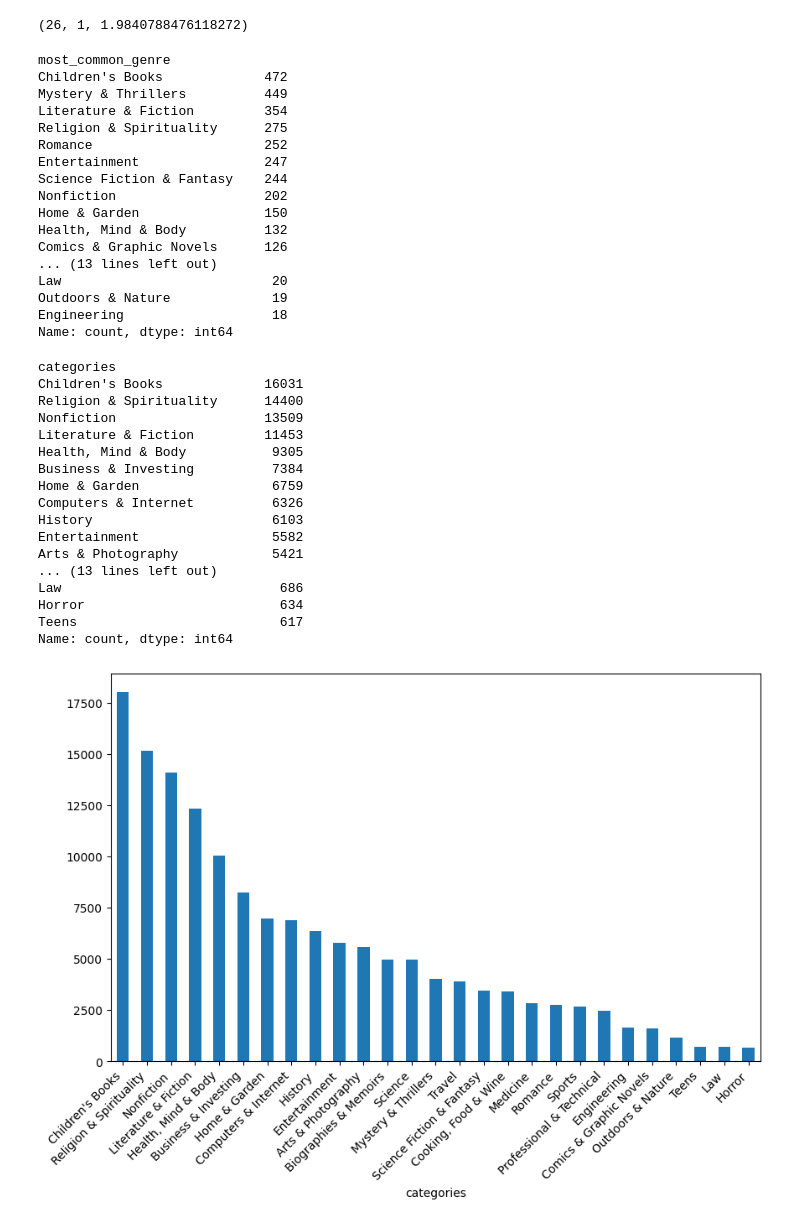
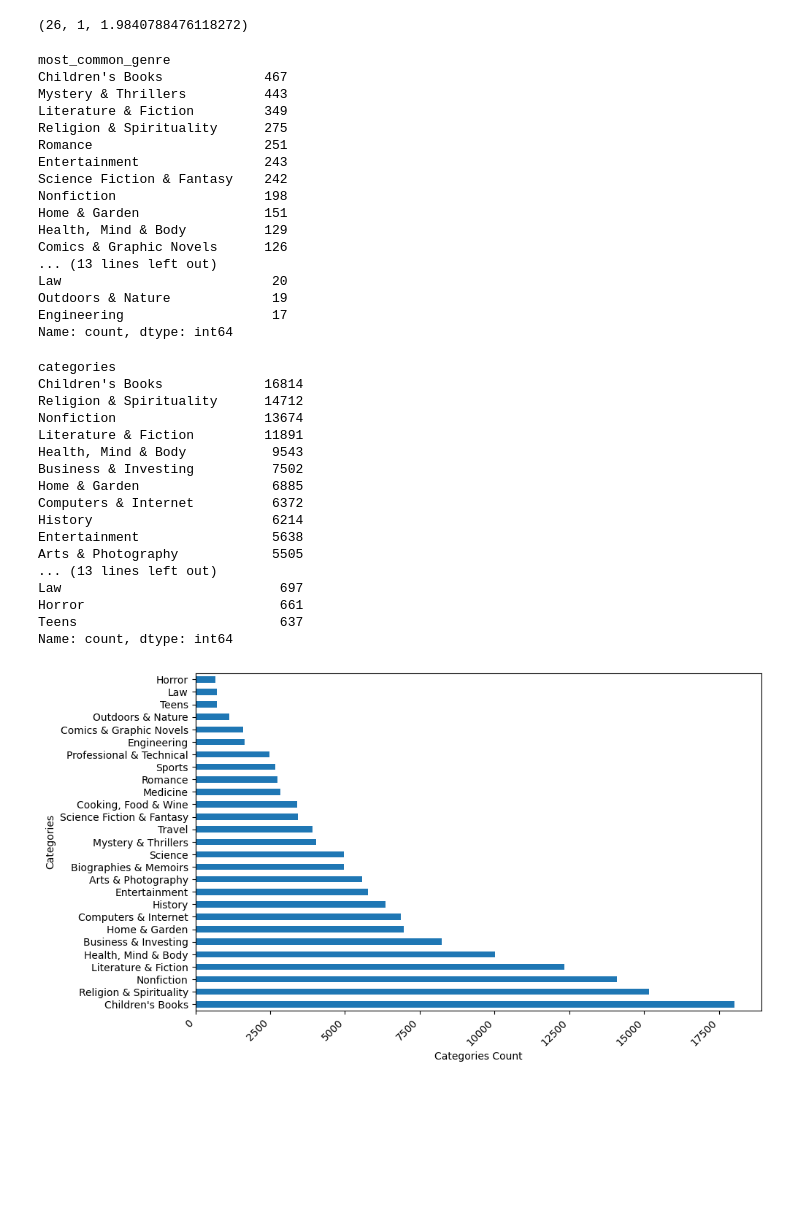
Before and after one commit to DEISI-ULHT-TFC-2023-24/TFC-DEISI88-CoBuyPatterns, a Jupyter notebook: TFC - revision.ipynb, the cells around one changed output. Cells and saved outputs as stored; diff of their text form; code cells hidden in the pictures; blank space fills up the shorter version.

```diff
--- a/TFC - revision.ipynb
+++ b/TFC - revision.ipynb
@@ -914,7 +911,5 @@ result
 # Foi importado do gephi o ficheiro que mostra a modularidade da rede produto-produto
 file_path ='modularidade_rede_produto.csv'
 product_h = pd.read_csv(file_path)
-product_h = product_h.set_index('Id')
-
 product_h
 # %% [output]
@@ -934,0 +947,8 @@ product_h
+# %%
+# Fazendo o merge dos dataframes a partir do ID
+# Estava a ter problemas com com o set index. alterava a estrutura do df e perdia coluna que ficava com index
+product_h['Id'] = product_h['Id'].astype(str)
+trial = pd.merge(product_h, book, left_on='Id', right_on='id')
+trial
+# obter o género dos livros e contar número de géneros diferentes -  fazer merge com a original
+# Assuming 'id' is the common column between both dataframes and is set as the index in product_h.
@@ -1047,6 +1192,0 @@ AttributeError: 'int' object has no attribute 'isdigit'
-# %%
-# obter o género dos livros e contar número de géneros diferentes -  fazer merge com a original
-# Assuming 'id' is the common column between both dataframes and is set as the index in product_h.
-#O problema encontrado: numero de produtos diminui imenso(verifiquei que não há duplicados então nao sei qual pode ser o problema) - JA
-trial = product_h.merge(book, right_on='id', left_index=True, how='left')
-trial
@@ -1139,51 +1307,53 @@ max_unique_genres, min_unique_genres, mean_unique_genres
 # %% [output]
 (26, 1, 1.9840788476118272)
 # %%
-analise_common_genre = genre_analysis[['most_common_genre']].value_counts()
+analise_common_genre = genre_analysis[['most_common_category']].value_counts()
 analise_common_genre
 # %% [output]
 most_common_genre
-Children's Books             472
-Mystery & Thrillers          449
-Literature & Fiction         354
+Children's Books             467
+Mystery & Thrillers          443
+Literature & Fiction         349
 Religion & Spirituality      275
-Romance                      252
-Entertainment                247
-Science Fiction & Fantasy    244
-Nonfiction                   202
-Home & Garden                150
-Health, Mind & Body          132
+Romance                      251
+Entertainment                243
+Science Fiction & Fantasy    242
+Nonfiction                   198
+Home & Garden                151
+Health, Mind & Body          129
 Comics & Graphic Novels      126
 ... (13 lines left out)
 Law                           20
 Outdoors & Nature             19
-Engineering                   18
+Engineering                   17
 Name: count, dtype: int64
 # %%
 category_counts = teste2['categories'].value_counts()
 category_counts
 # %% [output]
 categories
-Children's Books             16031
-Religion & Spirituality      14400
-Nonfiction                   13509
-Literature & Fiction         11453
-Health, Mind & Body           9305
-Business & Investing          7384
-Home & Garden                 6759
-Computers & Internet          6326
-History                       6103
-Entertainment                 5582
-Arts & Photography            5421
+Children's Books             16814
+Religion & Spirituality      14712
+Nonfiction                   13674
+Literature & Fiction         11891
+Health, Mind & Body           9543
+Business & Investing          7502
+Home & Garden                 6885
+Computers & Internet          6372
+History                       6214
+Entertainment                 5638
+Arts & Photography            5505
 ... (13 lines left out)
-Law                            686
-Horror                         634
-Teens                          617
+Law                            697
+Horror                         661
+Teens                          637
 Name: count, dtype: int64
 # %%
 plt_final = teste2['categories'].value_counts()
-plt_final.plot(kind='bar', figsize=(10, 6))
+plt_final.plot(kind='barh', figsize=(10, 6))
 plt.xticks(rotation=45, ha='right')
+plt.ylabel('Categories')
+plt.xlabel('Categories Count')
 plt.show()
 # %% [output]
-[figure, old version]
+[figure, new version]
```
Also changed, not shown: parts of 32 cells of this notebook.
